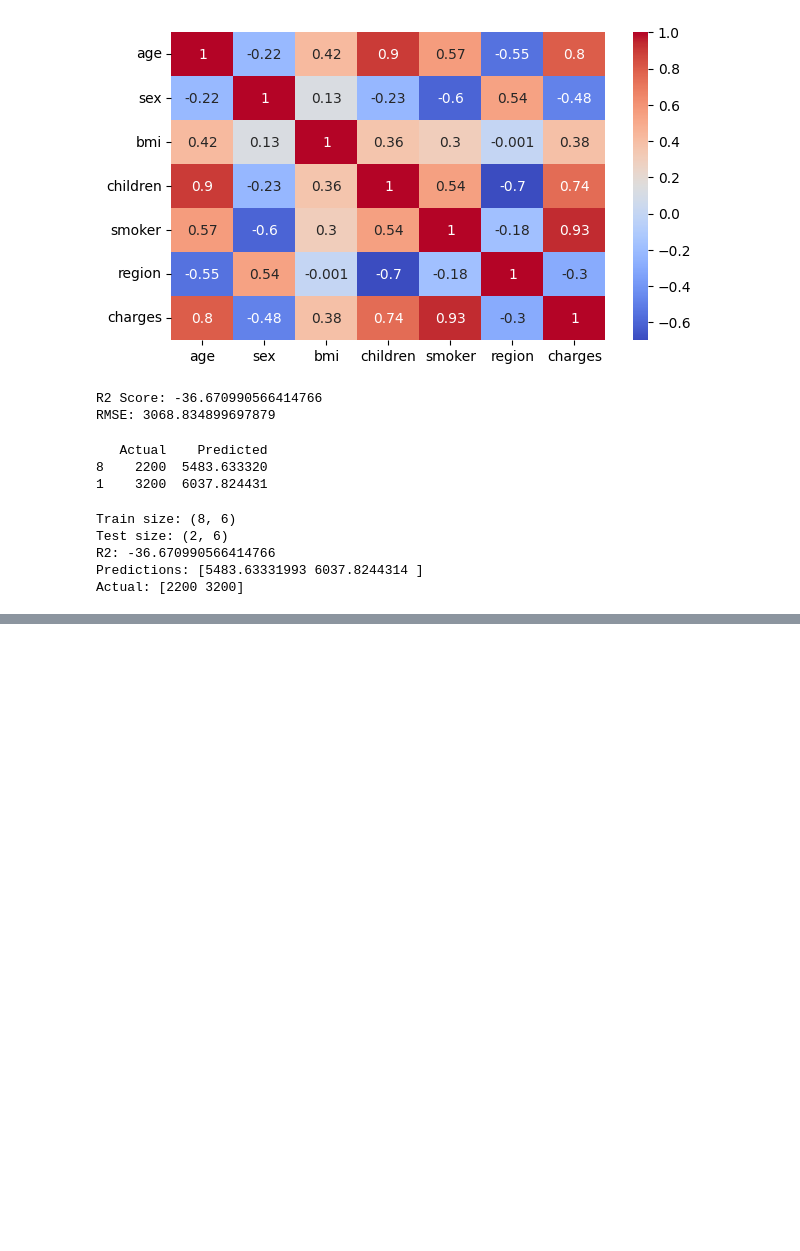
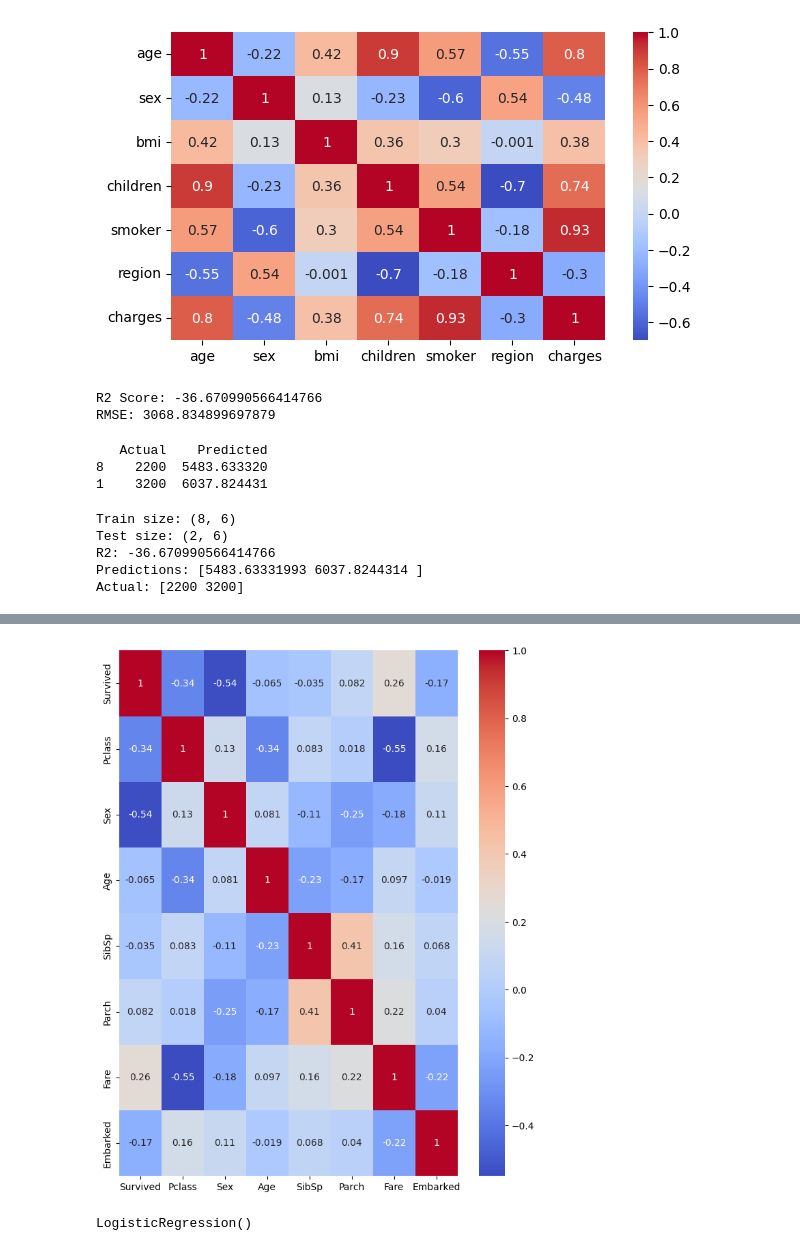
Before and after one commit to Dhyan-Shah/Sparks_AI_ML_Internship, a Jupyter notebook: ML/Practice/ML_Test.ipynb, the cells around one changed output, grey strips where cells are left out. Saved outputs shown, nothing was run; the diff lists cells and outputs as text; code cells hidden in the pictures; blank space fills up the shorter version.

```diff
--- a/ML/Practice/ML_Test.ipynb
+++ b/ML/Practice/ML_Test.ipynb
@@ -432,0 +842,15 @@ Actual: [2200 3200]
+# %%
+df8['Age'] = df8['Age'].fillna(
+    df8['Age'].median()
+)
+df8.drop('Cabin',axis=1,inplace=True)
+
+df8['Embarked'] = df8['Embarked'].fillna(
+    df8['Embarked'].mode()[0]
+)
+# %%
+df8.drop(
+    ['PassengerId','Name','Ticket'],
+    axis=1,
+    inplace=True
+)
@@ -432,0 +866,5 @@ Actual: [2200 3200]
+# %%
+le=LabelEncoder()
+# %%
+df8['Sex']=le.fit_transform(df8['Sex'])
+df8['Embarked']=le.fit_transform(df8['Embarked'])
@@ -432,0 +880,10 @@ Actual: [2200 3200]
+# %%
+plt.figure(figsize=(8,10))
+sns.heatmap(
+    df8.corr(),
+    annot=True,
+    cmap='coolwarm'
+)
+plt.show()
+# %% [output]
+[figure, added]
@@ -432,0 +904,6 @@ Actual: [2200 3200]
+# %%
+model = LogisticRegression()
+
+model.fit(X_train, y_train)
+# %% [output]
+LogisticRegression()
```
Also changed, not shown: parts of 59 cells of this notebook, 4 other files.
